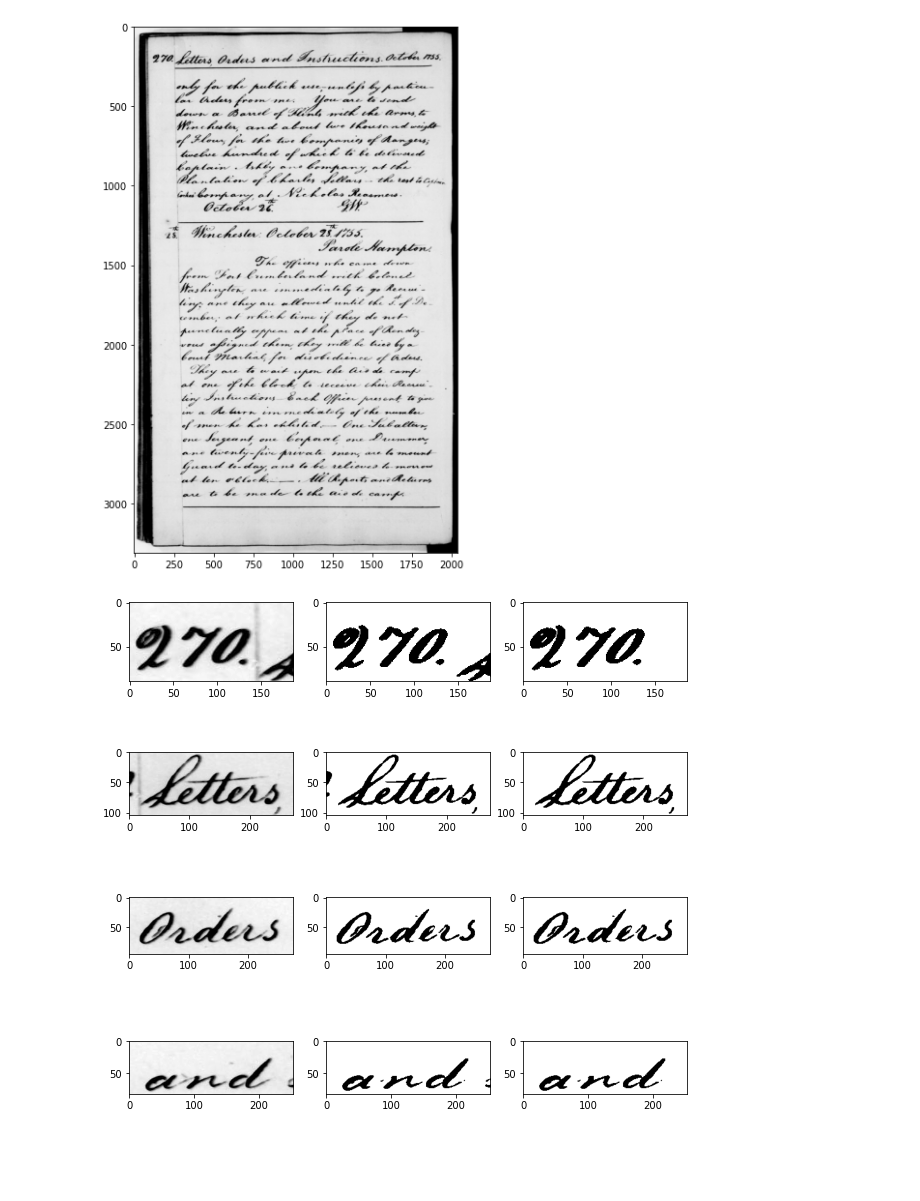
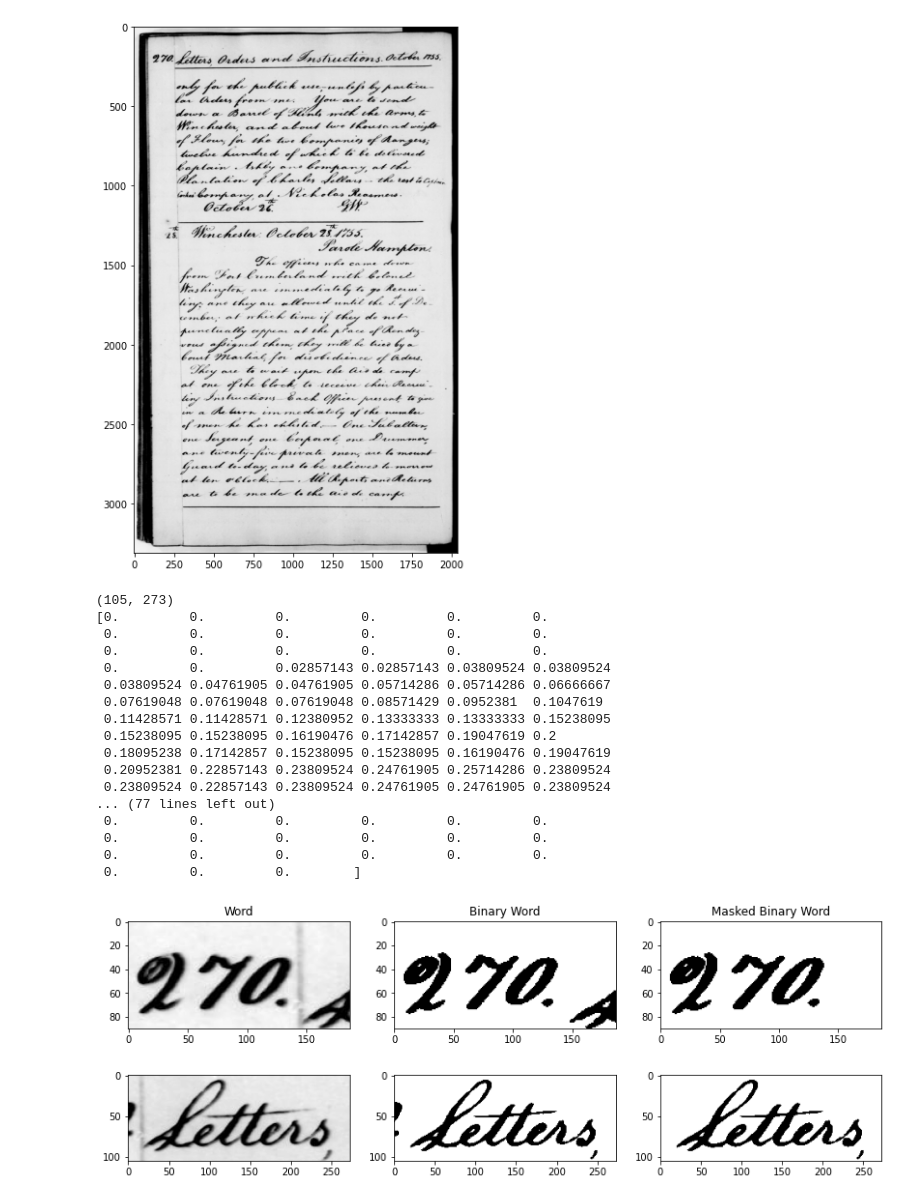
Before and after one commit to NMROSS/Pattern-Recognition-As1, a Jupyter notebook: 03_Keyword_Spotting/src/main.ipynb, the cells around one changed output. Saved outputs shown, nothing was run; the diff lists cells and outputs as text; code cells hidden in the pictures; blank space fills up the shorter version.

```diff
--- a/03_Keyword_Spotting/src/main.ipynb
+++ b/03_Keyword_Spotting/src/main.ipynb
@@ -23,16 +26,38 @@ plt.imshow(img)
 # %%
-words, masks = svg.words_masks(img)
-
-y = 4
-fig, axs = plt.subplots(y, 3)
+y = 2
+fig, axs = plt.subplots(y, 3, figsize=(y*7,5))
+axs[0, 0].set_title('Word')
+axs[0, 1].set_title('Binary Word')
+axs[0, 2].set_title('Masked Binary Word')
 
 for i in range(y):
     w = words[i]
     otsu = w > threshold_otsu(w)
     masked = otsu | ~ masks[i]
 
     axs[i, 0].imshow(w)
     axs[i, 1].imshow(otsu)
     axs[i ,2].imshow(masked)
+
+print(masked.shape)
+print(fraction_black(masked))
+print(fraction_black_in_contour(masked))
 # %% [output]
+(105, 273)
+[0.         0.         0.         0.         0.         0.
+ 0.         0.         0.         0.         0.         0.
+ 0.         0.         0.         0.         0.         0.
+ 0.         0.         0.02857143 0.02857143 0.03809524 0.03809524
+ 0.03809524 0.04761905 0.04761905 0.05714286 0.05714286 0.06666667
+ 0.07619048 0.07619048 0.07619048 0.08571429 0.0952381  0.1047619
+ 0.11428571 0.11428571 0.12380952 0.13333333 0.13333333 0.15238095
+ 0.15238095 0.15238095 0.16190476 0.17142857 0.19047619 0.2
+ 0.18095238 0.17142857 0.15238095 0.15238095 0.16190476 0.19047619
+ 0.20952381 0.22857143 0.23809524 0.24761905 0.25714286 0.23809524
+ 0.23809524 0.22857143 0.23809524 0.24761905 0.24761905 0.23809524
+... (77 lines left out)
+ 0.         0.         0.         0.         0.         0.
+ 0.         0.         0.         0.         0.         0.
+ 0.         0.         0.         0.         0.         0.
+ 0.         0.         0.        ]
-[figure, old version]
+[figure, new version]
```
Also changed, not shown: parts of 2 cells of this notebook, 2 other files.
